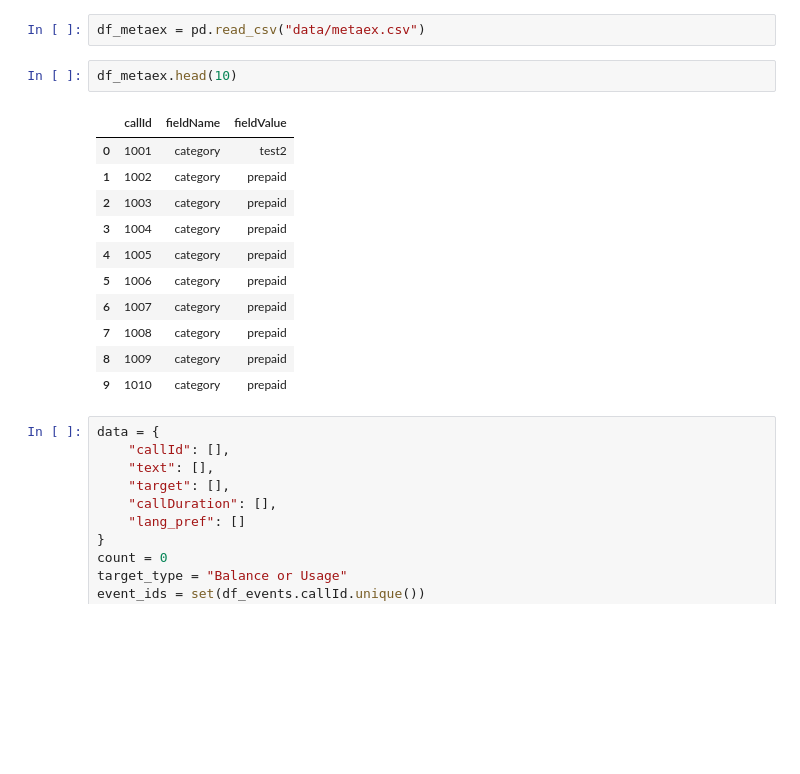
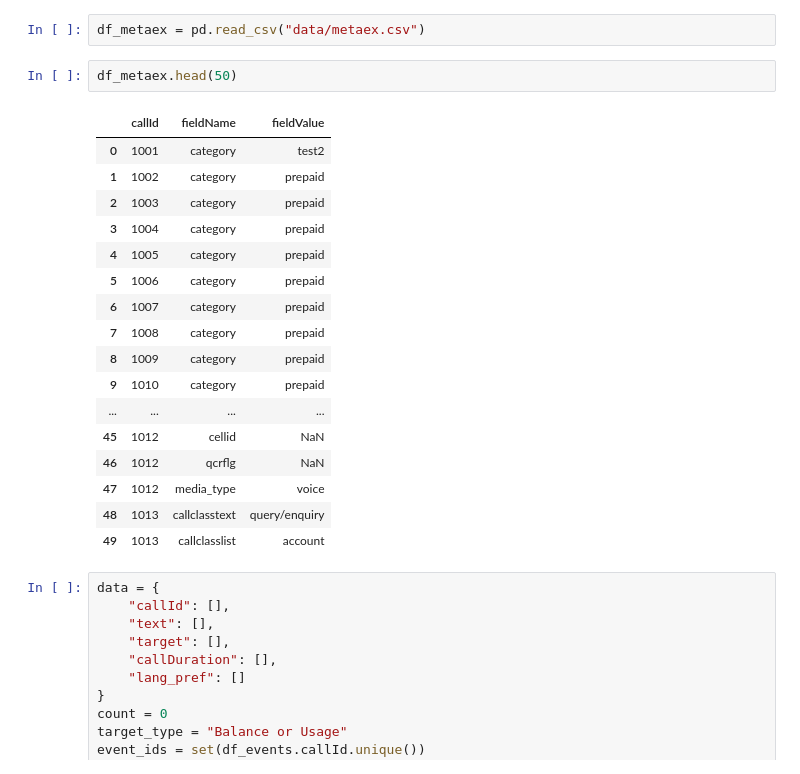
Before and after one commit to ecosystemai/ecosystem-algorithms, a Jupyter notebook: nlp/nlp.ipynb, the cells around one changed output. Cells and saved outputs as stored; diff of their text form; blank space fills up the shorter version.

```diff
--- a/nlp/nlp.ipynb
+++ b/nlp/nlp.ipynb
@@ -53,19 +53,25 @@ df_meta.head(10)
 # %%
 df_metaex = pd.read_csv("data/metaex.csv")
 # %%
-df_metaex.head(10)
+df_metaex.head(50)
 # %% [output]
 |  | callId | fieldName | fieldValue |
 | 0 | 1001 | category | test2 |
 | 1 | 1002 | category | prepaid |
 | 2 | 1003 | category | prepaid |
 | 3 | 1004 | category | prepaid |
 | 4 | 1005 | category | prepaid |
 | 5 | 1006 | category | prepaid |
 | 6 | 1007 | category | prepaid |
 | 7 | 1008 | category | prepaid |
 | 8 | 1009 | category | prepaid |
 | 9 | 1010 | category | prepaid |
+| ... | ... | ... | ... |
+| 45 | 1012 | cellid | NaN |
+| 46 | 1012 | qcrflg | NaN |
+| 47 | 1012 | media_type | voice |
+| 48 | 1013 | callclasstext | query/enquiry |
+| 49 | 1013 | callclasslist | account |
 # %%
 data = {
     "callId": [],
```
Also changed, not shown: parts of 6 cells of this notebook, 6 other files.
